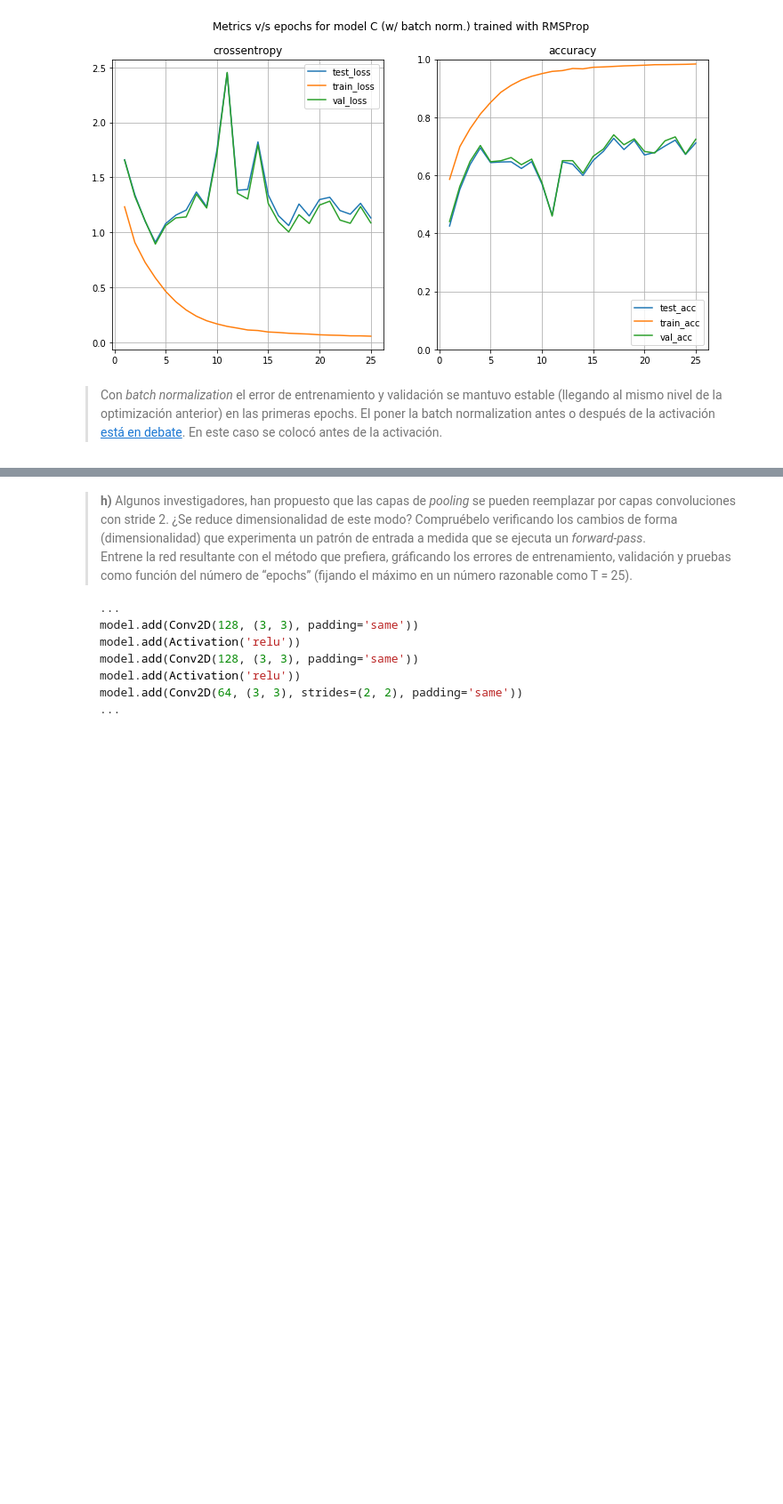
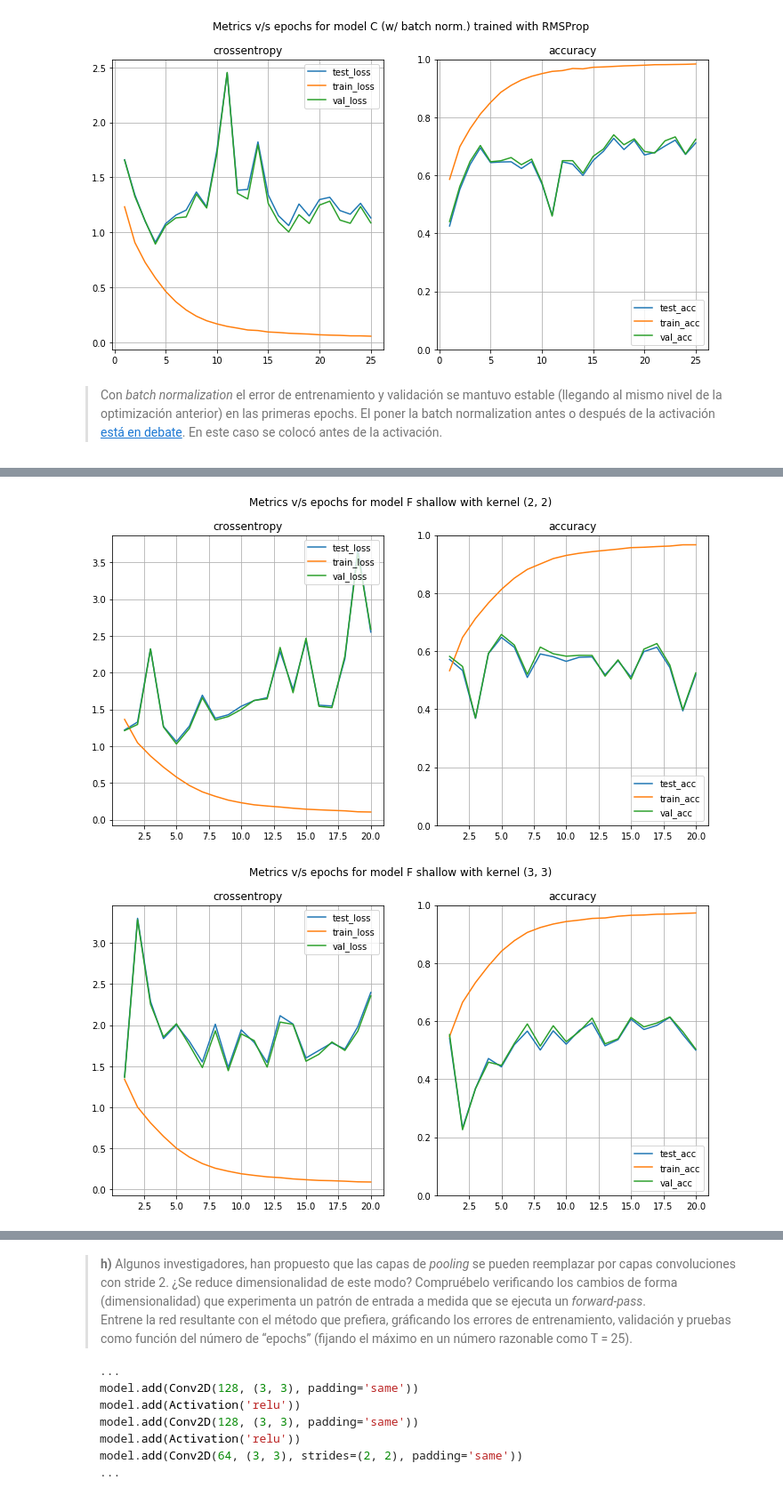
Before and after one commit to Autopawn/ann-tarea2, a Jupyter notebook: tarea2_parte1.ipynb, the cells around one changed output, grey strips where cells are left out. Shown: that part at 89% size. Cells and saved outputs as stored; diff of their text form; code cells hidden in the pictures; blank space fills up the shorter version.

```diff
--- a/tarea2_parte1.ipynb
+++ b/tarea2_parte1.ipynb
@@ -334,17 +321,40 @@ model.add(Activation('softmax'))
 # %%
-def model_f(deep=False,kernel=(3,3)):
+def model_f(deep=True,kernel=(3,3)):
     inlayer = keras.layers.Input(shape=x_tr.shape[1:])
     #
-    front = keras.layers.Conv2D(64,kernel,activation='relu',padding='same')(inlayer)
+    front = keras.layers.Conv2D(64,kernel,padding='same')(inlayer)
+    front = keras.layers.BatchNormalization(axis=-1)(front)
+    front = keras.layers.Activation('relu')(front)
     front = keras.layers.MaxPooling2D(pool_size=(2,2))(front)
     #
     if deep:
-        front = keras.layers.Conv2D(64,kernel,activation='relu',padding='same')(front)
+        front = keras.layers.Conv2D(64,kernel,padding='same')(front)
+        front = keras.layers.BatchNormalization(axis=-1)(front)
+        front = keras.layers.Activation('relu')(front)
         front = keras.layers.MaxPooling2D(pool_size=(2,2))(front)
     #
     front = keras.layers.Flatten()(front)
-    front = keras.layers.Dense(512,activation='relu')(front)
-    front = keras.layers.Dense(10,activation='softmax')(front)
+    front = keras.layers.Dense(512)(front)
+    front = keras.layers.BatchNormalization(axis=-1)(front)
+    front = keras.layers.Activation('relu')(front)
+    front = keras.layers.Dense(10)(front)
+    front = keras.layers.BatchNormalization(axis=-1)(front)
+    front = keras.layers.Activation('softmax')(front)
     #
     model = keras.models.Model(inputs=inlayer,outputs=front)
     return model
+# %%
+KERNELS = [(2,2),(3,3),(4,4),(5,5)]
+EPOCHS_2 = 20
+
+train_history_f = []
+
+for deep in (False,True):
+    train_history_f.append([])
+    for kern in KERNELS:
+        model = model_f(deep=deep,kernel=kern)
+        model.compile(optimizer=rms_opt,loss='categorical_crossentropy',
+            metrics=['categorical_accuracy'])
+        history = model.fit(x_tr,y_tr,batch_size=BATCH_SIZE,epochs=EPOCHS_2,
+            callbacks=[vloss_cb,tloss_cb])
+        train_history_f[deep].append(history)
@@ -350,0 +379,10 @@ def model_f(deep=False,kernel=(3,3)):
+# %%
+DEEP_NAMES = ["shallow","deep"]
+
+for deep in (False,True):
+    for i in range(len(KERNELS)):
+        plot_errors(separate_metrics(train_history_f[deep][i].history),
+           name="model F %s with kernel %s"%(DEEP_NAMES[deep],KERNELS[i]))
+# %% [output]
+[figure, added]
+[figure, added]
```
Also changed, not shown: parts of 8 cells of this notebook.
